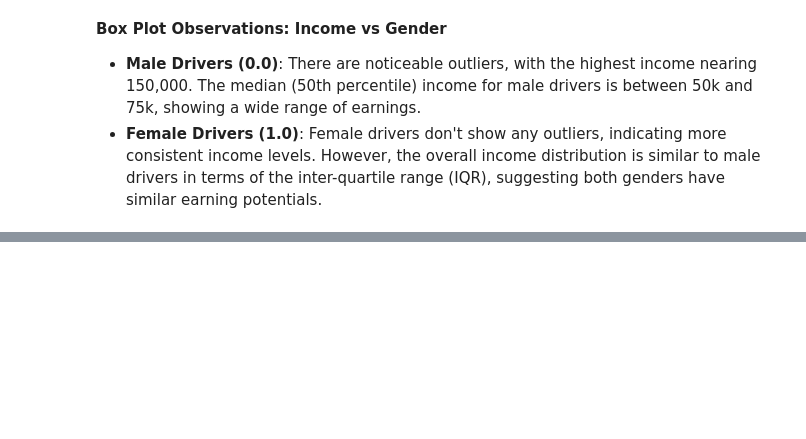
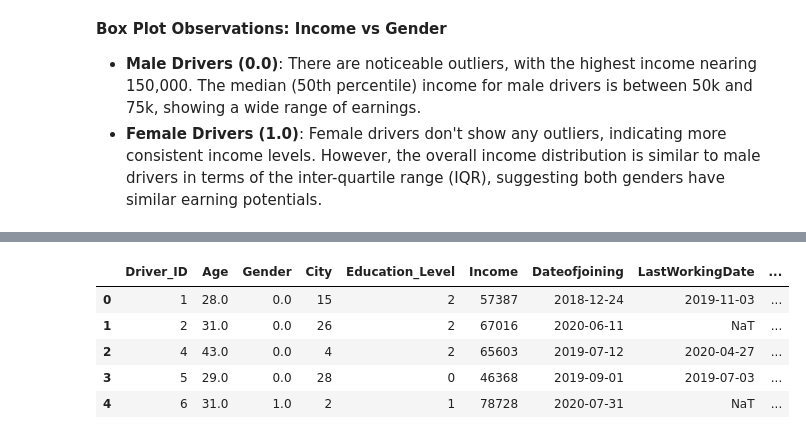
Before and after one commit to Srinivaskoruprolu007/OLA-Ensemble-Learning, a Jupyter notebook: Code/Ola-Ensemble-Learning.ipynb, the cells around one changed output, grey strips where cells are left out. Cells and saved outputs as stored; diff of their text form; code cells hidden in the pictures; blank space fills up the shorter version.

```diff
--- a/Code/Ola-Ensemble-Learning.ipynb
+++ b/Code/Ola-Ensemble-Learning.ipynb
@@ -340,0 +499,14 @@ plt.show()
+# %%
+# Initializing an empty DataFrame for unique Driver_IDs
+unique_drivers_df = pd.DataFrame(df_scaled['Driver_ID'].unique(), columns=['Driver_ID'])
+# %%
+# Let's create 'Quarterly_Rating_Increased' by comparing  current and previous data
+df_scaled.sort_values(by=['Driver_ID', 'MMM-YY'], inplace=True)
+
+
+# Calculate the change in quarterly rating per driver
+df_scaled['Quarterly_Rating_Increased'] = df_scaled.groupby('Driver_ID')['Quarterly Rating'].diff().fillna(0)
+
+# Converting the change into binary column where 1 indicates increase
+
+df_scaled['Quarterly_Rating_Increased'] = (df_scaled['Quarterly_Rating_Increased'] > 0).astype(int)
@@ -340,0 +523,28 @@ plt.show()
+# %%
+# Grouping by Driver_ID and aggregating other columns
+aggregated_df = df_scaled.groupby('Driver_ID').agg({
+    'Age':'mean',
+    'Gender':'first',
+    'City':'first',
+    'Education_Level':'first',
+    'Income':'last',
+    'Dateofjoining':'first',
+    'LastWorkingDate':'last',
+    'Joining Designation':'first',
+    'Grade':'first',
+    'Total Business Value':'sum',
+    'Quarterly Rating':'last',
+    'Quarterly_Rating_Increased': 'max'
+}).reset_index()
+# %%
+# Merging aggregated data with unique drivers DataFrame
+final_df = unique_drivers_df.merge(aggregated_df, on='Driver_ID', how='left')
+# %%
+final_df.head()
+# %% [output]
+|  | Driver_ID | Age | Gender | City | Education_Level | Income | Dateofjoining | LastWorkingDate | ... |
+| 0 | 1 | 28.0 | 0.0 | 15 | 2 | 57387 | 2018-12-24 | 2019-11-03 | ... |
+| 1 | 2 | 31.0 | 0.0 | 26 | 2 | 67016 | 2020-06-11 | NaT | ... |
+| 2 | 4 | 43.0 | 0.0 | 4 | 2 | 65603 | 2019-07-12 | 2020-04-27 | ... |
+| 3 | 5 | 29.0 | 0.0 | 28 | 0 | 46368 | 2019-09-01 | 2019-07-03 | ... |
+| 4 | 6 | 31.0 | 1.0 | 2 | 1 | 78728 | 2020-07-31 | NaT | ... |
```
Also changed, not shown: parts of 18 cells of this notebook.
